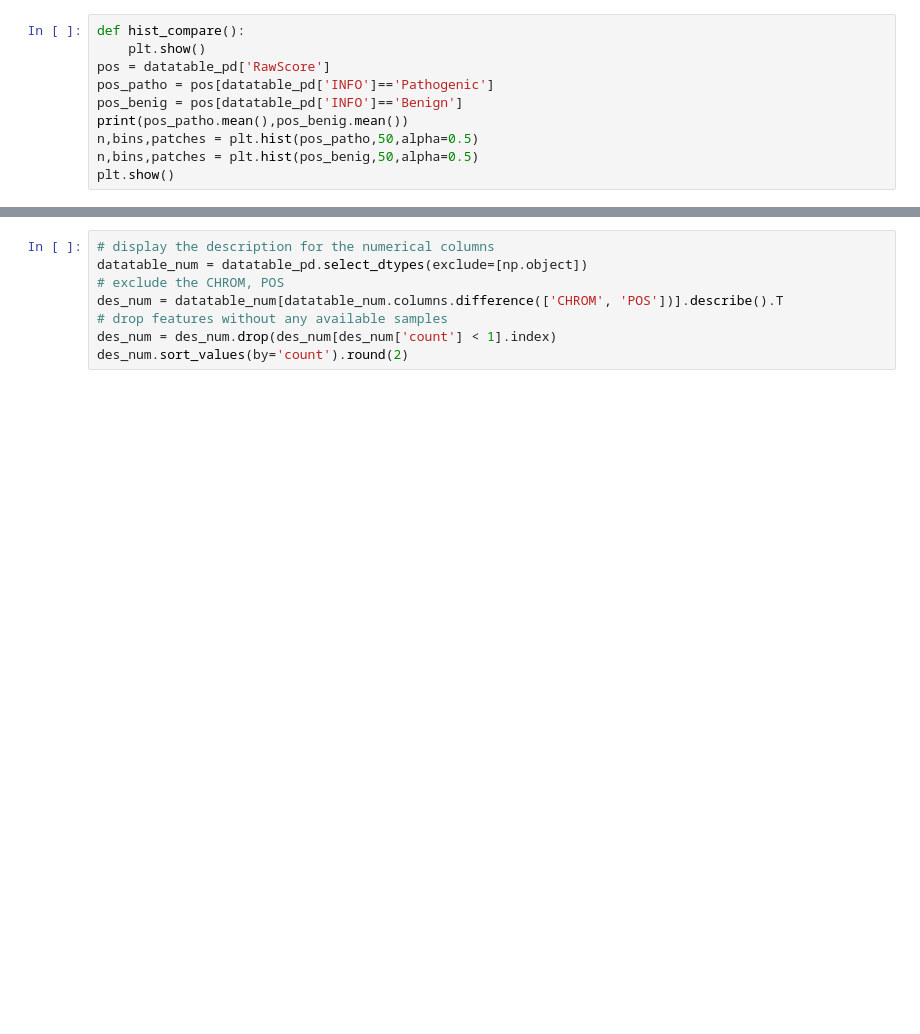
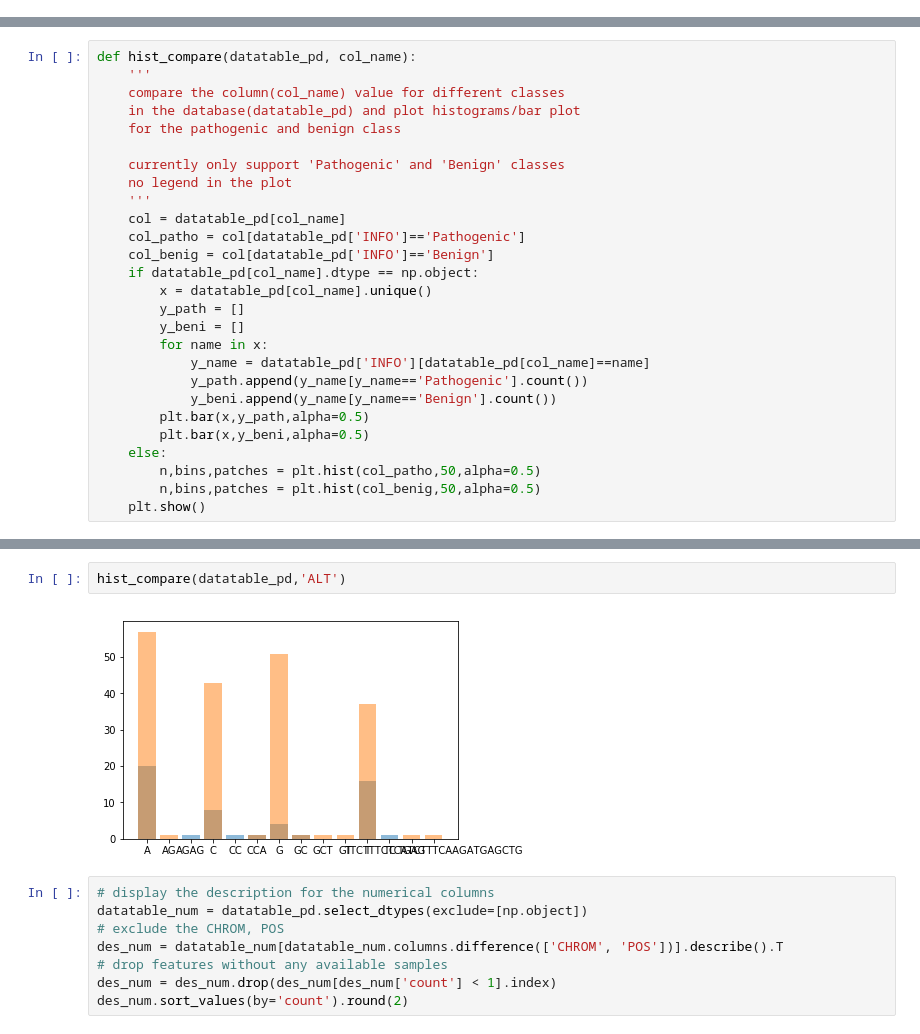
Before and after one commit to shuang1330/mvid, a Jupyter notebook: data_exploration.ipynb, the cells around one changed output, grey strips where cells are left out. Saved outputs shown, nothing was run; the diff lists cells and outputs as text; blank space fills up the shorter version.

Commit message:
added function for comparing feature values for different classes

```diff
--- a/data_exploration.ipynb
+++ b/data_exploration.ipynb
@@ -43,10 +36,0 @@ datatable_pd.head()
-# %%
-def hist_compare():
-    plt.show()
-pos = datatable_pd['RawScore']
-pos_patho = pos[datatable_pd['INFO']=='Pathogenic']
-pos_benig = pos[datatable_pd['INFO']=='Benign']
-print(pos_patho.mean(),pos_benig.mean())
-n,bins,patches = plt.hist(pos_patho,50,alpha=0.5)
-n,bins,patches = plt.hist(pos_benig,50,alpha=0.5)
-plt.show()
@@ -55,0 +37,27 @@ plt.show()
+# %%
+def hist_compare(datatable_pd, col_name):
+    '''
+    compare the column(col_name) value for different classes
+    in the database(datatable_pd) and plot histograms/bar plot
+    for the pathogenic and benign class
+
+    currently only support 'Pathogenic' and 'Benign' classes
+    no legend in the plot
+    '''
+    col = datatable_pd[col_name]
+    col_patho = col[datatable_pd['INFO']=='Pathogenic']
+    col_benig = col[datatable_pd['INFO']=='Benign']
+    if datatable_pd[col_name].dtype == np.object:
+        x = datatable_pd[col_name].unique()
+        y_path = []
+        y_beni = []
+        for name in x:
+            y_name = datatable_pd['INFO'][datatable_pd[col_name]==name]
+            y_path.append(y_name[y_name=='Pathogenic'].count())
+            y_beni.append(y_name[y_name=='Benign'].count())
+        plt.bar(x,y_path,alpha=0.5)
+        plt.bar(x,y_beni,alpha=0.5)
+    else:
+        n,bins,patches = plt.hist(col_patho,50,alpha=0.5)
+        n,bins,patches = plt.hist(col_benig,50,alpha=0.5)
+    plt.show()
@@ -56,3 +78,7 @@ plt.show()
+# %%
+hist_compare(datatable_pd,'ALT')
+# %% [output]
+[figure, added]
 # %%
 # display the description for the numerical columns
 datatable_num = datatable_pd.select_dtypes(exclude=[np.object])
```
Also changed, not shown: parts of 9 cells of this notebook.
